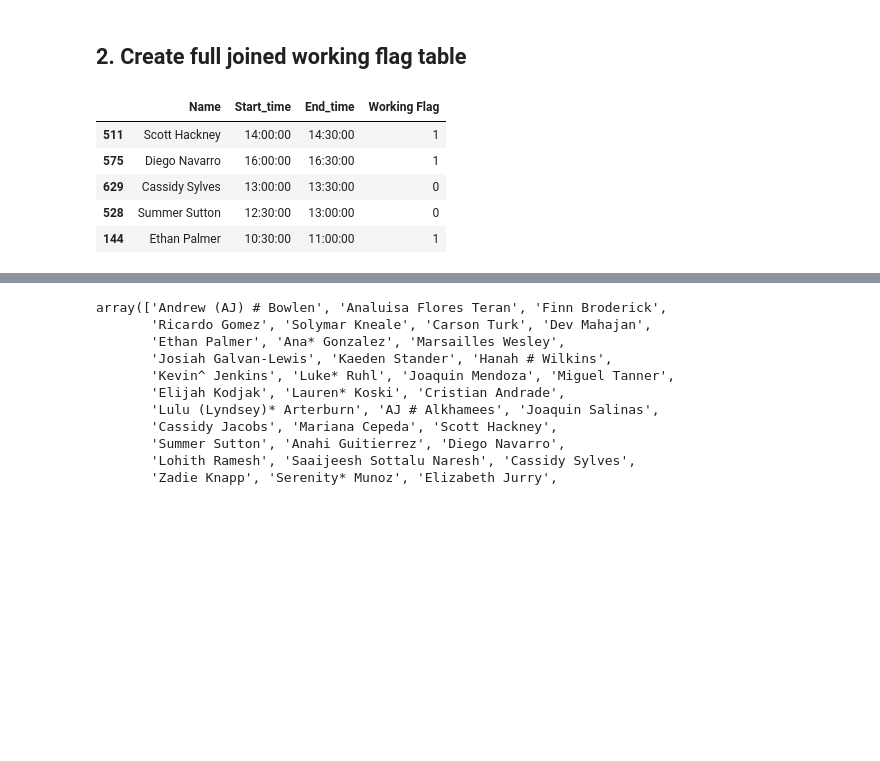
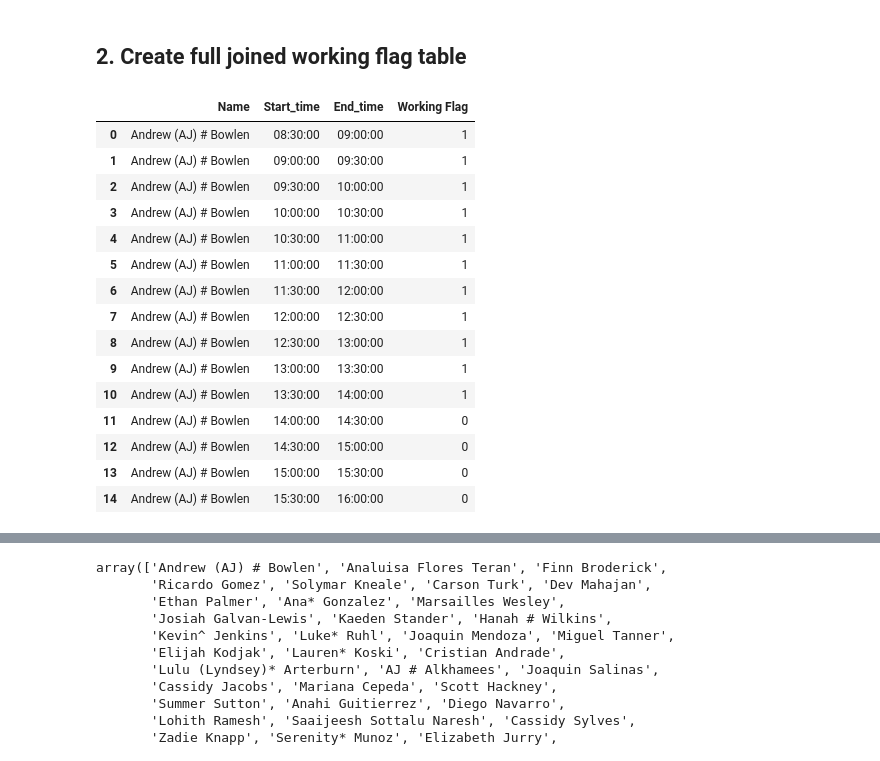
Before and after one commit to ABHIRAM1234/CU-BookStore-Work-Scheduling, a Jupyter notebook: 05_Combined_V1.ipynb, the cells around one changed output, grey strips where cells are left out. Cells and saved outputs as stored; diff of their text form; code cells hidden in the pictures; blank space fills up the shorter version.

```diff
--- a/05_Combined_V1.ipynb
+++ b/05_Combined_V1.ipynb
@@ -10,7 +10,8 @@ warnings.filterwarnings("ignore")
 # %% [markdown]
 ## 1. Collect Emp Availability Table and Prepare
 # %%
-path=r"00_Input\01_Emp_Availability_Initial.xlsx"
+# path=r"00_Input\01_Emp_Availability_Initial.xlsx"
+path="00_Input/01_Emp_Availability_Initial.xlsx"
 df=pd.read_excel(path,names=['Name', 'Roles', 'Responsibility', 'Time in', 'Time out'])
 
 # Convert 'Time in' and 'Time out' to datetime first
@@ -57,36 +58,47 @@ for name in unique_names:
         start_time += timedelta(minutes=30)
 
 # Create the new DataFrame
 work_status_df = pd.DataFrame(new_rows)
 
 
 def get_working_flag(name, start_time, end_time):
     # Get all working hours for the specific name
     employee_records = filtered_df[filtered_df['Name'] == name]
 
     # Iterate through all records for the employee
     for index, record in employee_records.iterrows():
         # Convert Time in and Time out to time objects
         time_in = record['Time in'].time()  # Use .time() to get the time object
         time_out = record['Time out'].time()  # Use .time() to get the time object
 
         # Check if the Start_time and End_time fall within the working hours
         if (time_in <= start_time < time_out) or (time_in < end_time <= time_out) or (start_time <= time_in and end_time >= time_out):
             return 1  # Working
 
     return 0  # Not working if none of the records match
 
 # Add the 'Working Flag' column to work_status_df
 work_status_df['Working Flag'] = work_status_df.apply(
     lambda row: get_working_flag(row['Name'], row['Start_time'], row['End_time']), axis=1
 )
 
 # Display the updated DataFrame
-work_status_df.sample(5)
+# work_status_df.sample(5)
+work_status_df.head(15)
 # %% [output]
 |  | Name | Start_time | End_time | Working Flag |
-| 511 | Scott Hackney | 14:00:00 | 14:30:00 | 1 |
-| 575 | Diego Navarro | 16:00:00 | 16:30:00 | 1 |
-| 629 | Cassidy Sylves | 13:00:00 | 13:30:00 | 0 |
-| 528 | Summer Sutton | 12:30:00 | 13:00:00 | 0 |
-| 144 | Ethan Palmer | 10:30:00 | 11:00:00 | 1 |
+| 0 | Andrew (AJ) # Bowlen | 08:30:00 | 09:00:00 | 1 |
+| 1 | Andrew (AJ) # Bowlen | 09:00:00 | 09:30:00 | 1 |
+| 2 | Andrew (AJ) # Bowlen | 09:30:00 | 10:00:00 | 1 |
+| 3 | Andrew (AJ) # Bowlen | 10:00:00 | 10:30:00 | 1 |
+| 4 | Andrew (AJ) # Bowlen | 10:30:00 | 11:00:00 | 1 |
+| 5 | Andrew (AJ) # Bowlen | 11:00:00 | 11:30:00 | 1 |
+| 6 | Andrew (AJ) # Bowlen | 11:30:00 | 12:00:00 | 1 |
+| 7 | Andrew (AJ) # Bowlen | 12:00:00 | 12:30:00 | 1 |
+| 8 | Andrew (AJ) # Bowlen | 12:30:00 | 13:00:00 | 1 |
+| 9 | Andrew (AJ) # Bowlen | 13:00:00 | 13:30:00 | 1 |
+| 10 | Andrew (AJ) # Bowlen | 13:30:00 | 14:00:00 | 1 |
+| 11 | Andrew (AJ) # Bowlen | 14:00:00 | 14:30:00 | 0 |
+| 12 | Andrew (AJ) # Bowlen | 14:30:00 | 15:00:00 | 0 |
+| 13 | Andrew (AJ) # Bowlen | 15:00:00 | 15:30:00 | 0 |
+| 14 | Andrew (AJ) # Bowlen | 15:30:00 | 16:00:00 | 0 |
```
Also changed, not shown: parts of 10 cells of this notebook.
